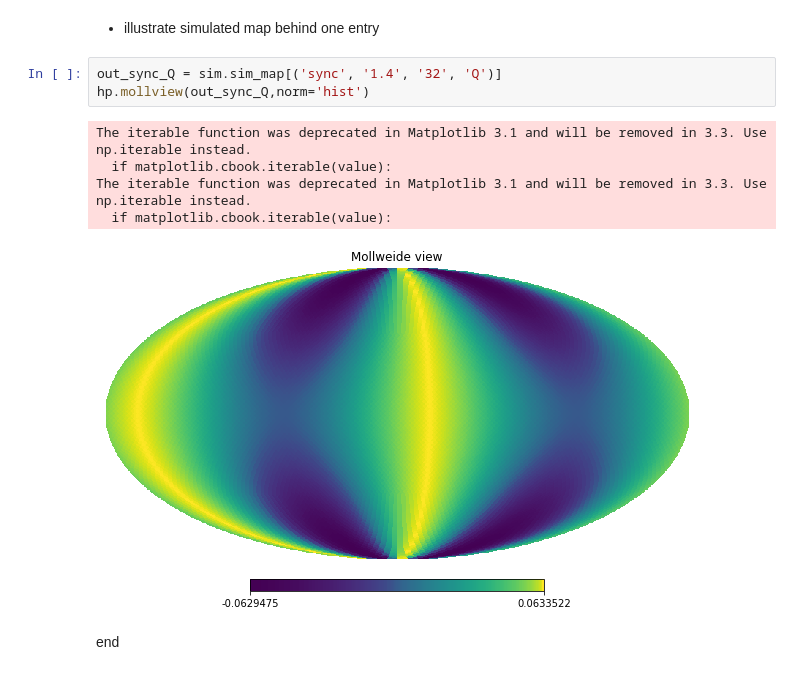
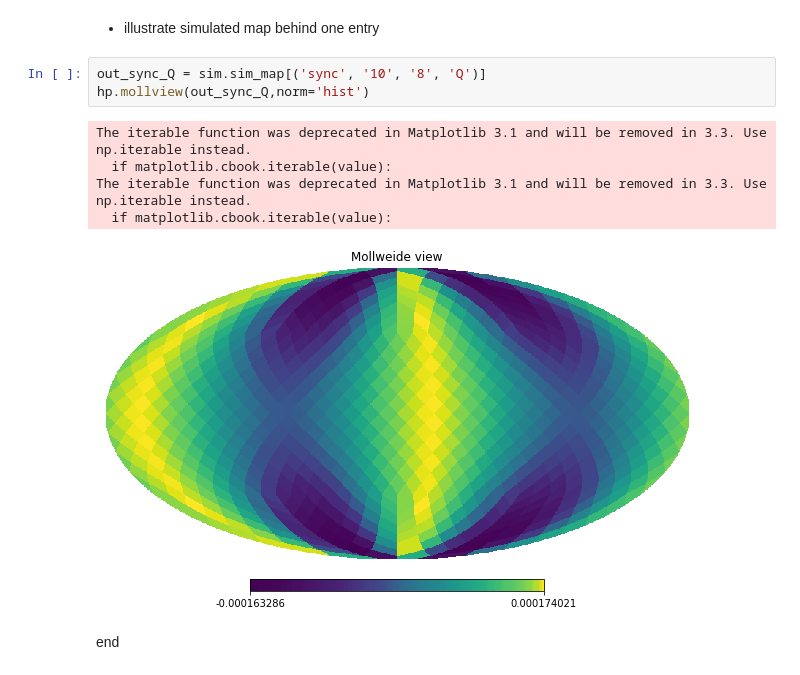
Before and after one commit to hammurabi-dev/hammurabiX, a Jupyter notebook: tutorials/tutorial_01.ipynb, the cells around one changed output. Cells and saved outputs as stored; diff of their text form.

```diff
--- a/tutorials/tutorial_01.ipynb
+++ b/tutorials/tutorial_01.ipynb
@@ -301,13 +281,13 @@ for key in sim.sim_map.keys():
 # %% [markdown]
 - illustrate simulated map behind one entry
 # %%
-out_sync_Q = sim.sim_map[('sync', '1.4', '32', 'Q')]
+out_sync_Q = sim.sim_map[('sync', '10', '8', 'Q')]
 hp.mollview(out_sync_Q,norm='hist')
 # %% [output]
 The iterable function was deprecated in Matplotlib 3.1 and will be removed in 3.3. Use np.iterable instead.
   if matplotlib.cbook.iterable(value):
 The iterable function was deprecated in Matplotlib 3.1 and will be removed in 3.3. Use np.iterable instead.
   if matplotlib.cbook.iterable(value):
-[figure, old version]
+[figure, new version]
 # %% [markdown]
 end
```
Also changed, not shown: parts of 8 cells of this notebook, 30 other files.
